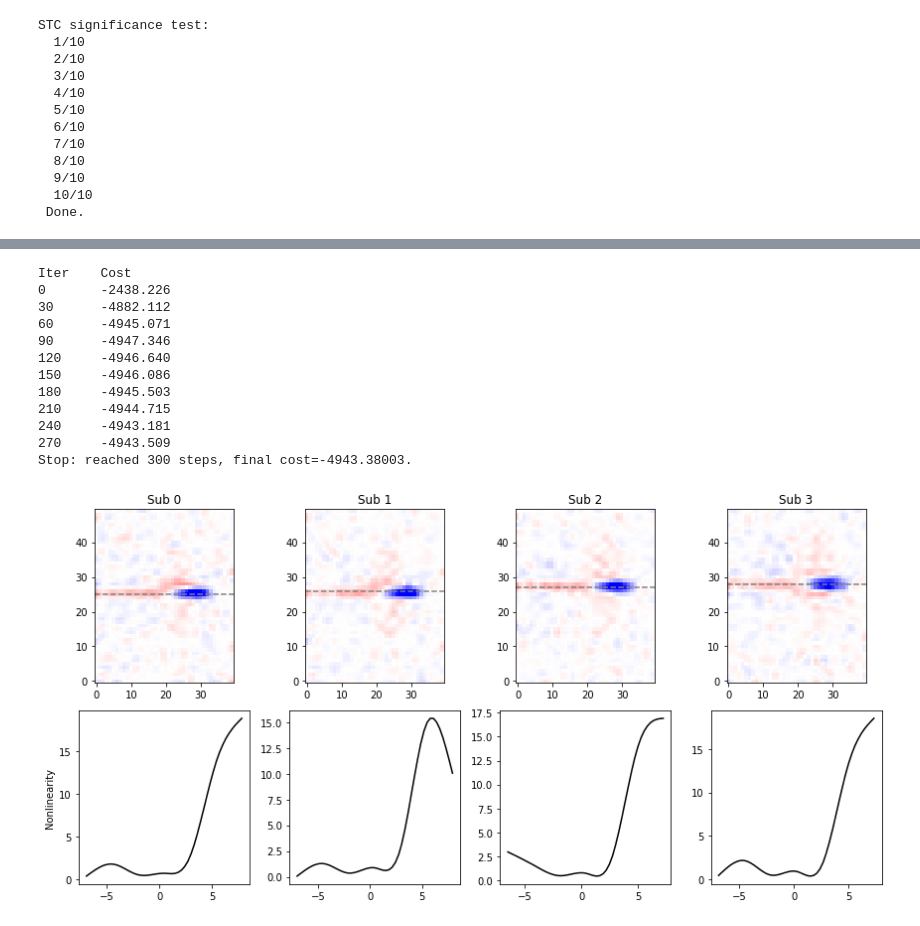
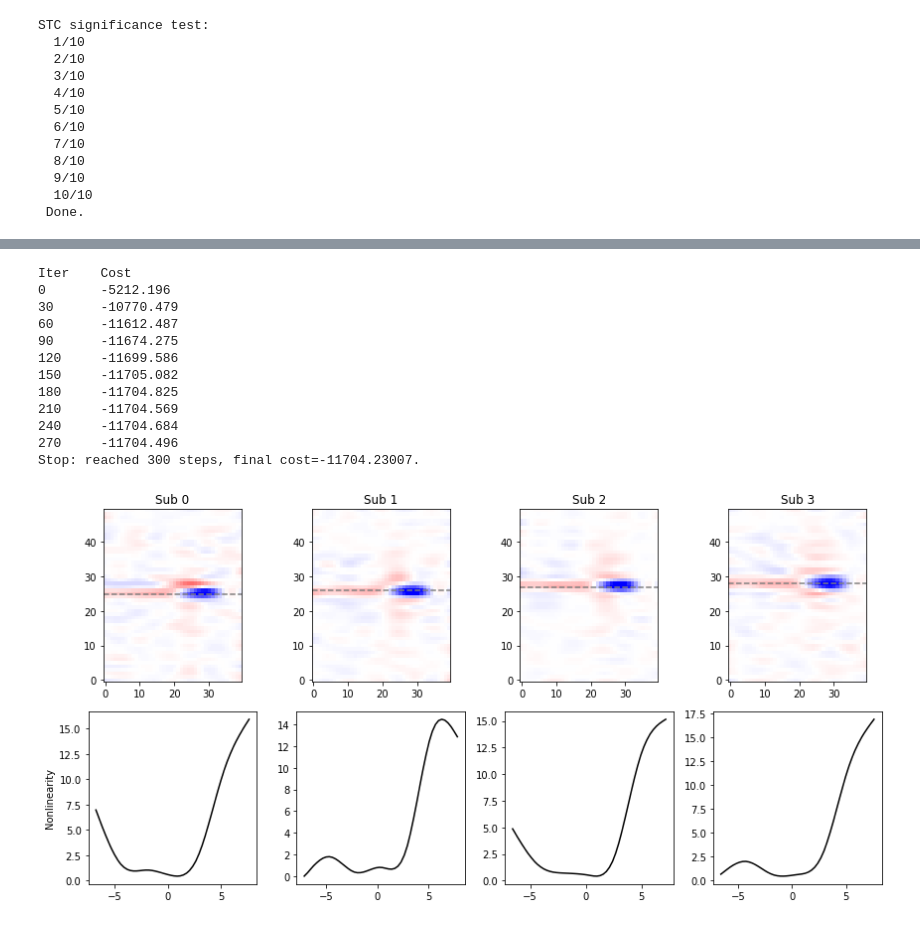
Before and after one commit to berenslab/RFEst, a Jupyter notebook: notebooks/splineGLMs.ipynb, the cells around one changed output, grey strips where cells are left out. Saved outputs shown, nothing was run; the diff lists cells and outputs as text; code cells hidden in the pictures.

```diff
--- a/notebooks/splineGLMs.ipynb
+++ b/notebooks/splineGLMs.ipynb
@@ -33,8 +33,7 @@ X = build_design_matrix(stimulus.T, dims[0])
 y_spike = spikes[cell_id]
 y_rate = rates[cell_id]
 
-df = np.round((np.array(dims) / dims[0]) * 21).astype(int)
-# df = np.round((np.array(dims) / dims[0]) * 17).astype(int)
+df = [9, 26] # [df_t, df_x]
 # %% [markdown]
 # Linear-Gaussian Model
 # %% [markdown]
@@ -126,7 +125,7 @@ def plot_results(obj):
     ax[0].imshow(k_norm.T, origin='lower', cmap=plt.cm.bwr, vmin=-0.2, vmax=0.2)
     ax[0].set_title('OPT')
 
-    ax[1].plot(obj.bins, obj.nonlin(obj.bins, nl='nonparametric'), color='black')
+    ax[1].plot(obj.bins, obj.fnl(obj.bins, nl='nonparametric'), color='black')
     ax[1].set_title('Nonparametric nonlinearity')
 
     ax[2].plot(obj.cost_history, color='black')
@@ -234,45 +232,45 @@ lnln.fit_nonlinearity(w='w_spl')
 lnln.fit(num_iters=300, num_subunits=4, beta=20, verbal=30)
 # %% [output]
 Iter    Cost
-0       -2438.226
-30      -4882.112
-60      -4945.071
-90      -4947.346
-120     -4946.640
-150     -4946.086
-180     -4945.503
-210     -4944.715
-240     -4943.181
-270     -4943.509
-Stop: reached 300 steps, final cost=-4943.38003.
+0       -5212.196
+30      -10770.479
+60      -11612.487
+90      -11674.275
+120     -11699.586
+150     -11705.082
+180     -11704.825
+210     -11704.569
+240     -11704.684
+270     -11704.496
+Stop: reached 300 steps, final cost=-11704.23007.
 # %%
 def plot_results(obj):
 
     sRF_min = []
     for i in range(4):
         sRF, tRF = get_spatial_and_temporal_filters(obj.w_opt[:, i], dims)
         sRF_min.append(sRF.argmin())
 
     sRF_order = np.argsort(sRF_min)
 
     w_opt = obj.w_opt[:, sRF_order]
     sRF_min = np.array(sRF_min)[sRF_order]
 
     fig, ax = plt.subplots(2,4, figsize=(12,6))
 
     for i in range(4):
-        k = w_opt[:, i]
-        k_norm = ( k/ np.linalg.norm(k)).reshape(dims)
-        ax[0, i].imshow(k_norm.T, origin='lower', cmap=plt.cm.bwr, vmin=-0.2, vmax=0.2)
+        w = w_opt[:, i]
+        w_norm = ( w/ np.linalg.norm(w)).reshape(dims)
+        ax[0, i].imshow(w_norm.T, origin='lower', cmap=plt.cm.bwr, vmin=-0.2, vmax=0.2)
         ax[0, i].set_title(f'Sub {i}')
         ax[0, i].axhline(sRF_min[i], color='grey', linestyle='--')
 
         obj.fit_nonlinearity(w=w_opt[:, i])
-        ax[1, i].plot(obj.bins, obj.nonlin(obj.bins, nl='nonparametric'), color='black')
+        ax[1, i].plot(obj.bins, obj.fnl(obj.bins, nl='nonparametric'), color='black')
     ax[1, 0].set_ylabel('Nonlinearity')
 
     fig.tight_layout()
 
 plot_results(lnln)
 # %% [output]
-[figure, old version]
+[figure, new version]
```
Also changed, not shown: parts of 5 cells of this notebook.
